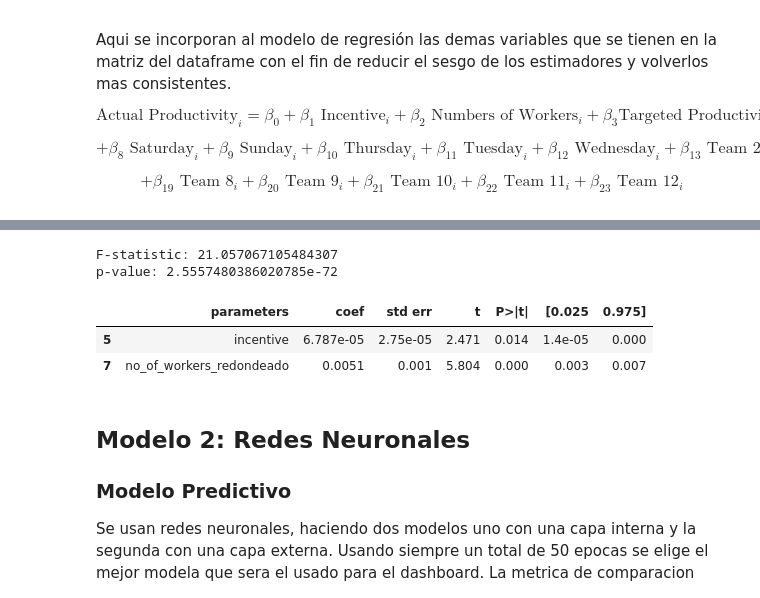
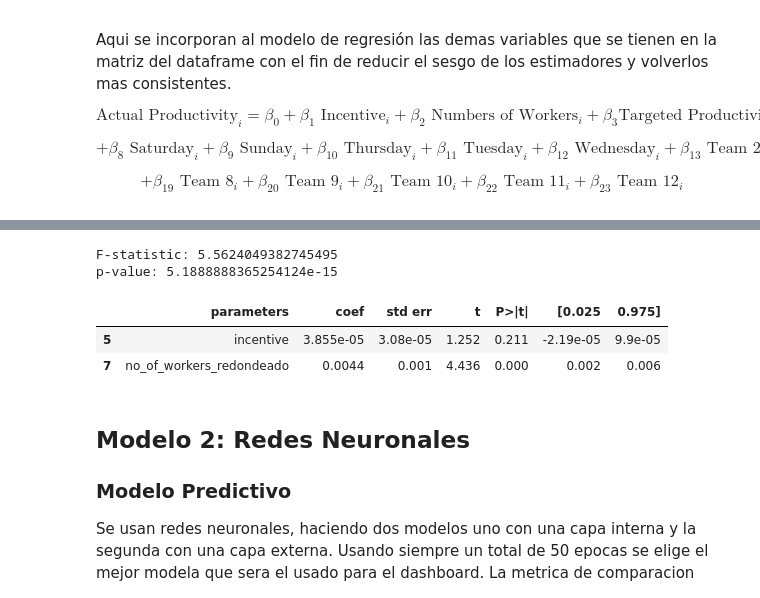
Before and after one commit to nicolascardenast/ACTD-proyecto1, a Jupyter notebook: model_desarrollo.ipynb, the cells around one changed output, grey strips where cells are left out. Drawn from its saved outputs; the diff is of its cells as text; code cells hidden in the pictures.

```diff
--- a/model_desarrollo.ipynb
+++ b/model_desarrollo.ipynb
@@ -153,5 +169,9 @@ Por otro lado, la variable team funcionaba como una falsa numerica dado que esto
 # %%
+df_sample = df_sample.drop(columns=["date"])
+
 df_encoded = pd.get_dummies(df_sample, columns=['department', 'day', "team"], drop_first=True)
 
-df_encoded.sample(30)
+df_encoded = df_encoded.astype(int)
+
+df_encoded.info()
 # %% [output]
@@ -179,6 +194,0 @@ Se elimina la variable 'date' dado que no es necesaria para el modelo y esta fue
-# %%
-try:
-    df_encoded.drop(["date"],axis=1, inplace=True)
-except:
-    pass
-df_encoded.info()
@@ -270,27 +259,30 @@ p_value = model.f_pvalue
 print("F-statistic:", f_statistic)
 print("p-value:", p_value)
 # %% [output]
-F-statistic: 21.057067105484307
-p-value: 2.5557480386020785e-72
+F-statistic: 5.5624049382745495
+p-value: 5.1888888365254124e-15
 # %%
 table_output=model_summary.tables[1]
 
 html_table = table_output.as_html()
 df_list = pd.read_html(StringIO(html_table))
 
 table_output = df_list[0]
 table_output
 
 table_output.columns=table_output.iloc[0]
 
 table_output.rename(columns={table_output.columns[0]: 'parameters'}, inplace=True)
 
 filtered_table = table_output[table_output['parameters'].isin(["incentive", "no_of_workers_redondeado"])]
+
+filtered_table.to_csv("multivariate_regression_model.csv", index=False)
+
 filtered_table
 # %% [output]
 |  | parameters | coef | std err | t | P>|t| | [0.025 | 0.975] |
-| 5 | incentive | 6.787e-05 | 2.75e-05 | 2.471 | 0.014 | 1.4e-05 | 0.000 |
-| 7 | no_of_workers_redondeado | 0.0051 | 0.001 | 5.804 | 0.000 | 0.003 | 0.007 |
+| 5 | incentive | 3.855e-05 | 3.08e-05 | 1.252 | 0.211 | -2.19e-05 | 9.9e-05 |
+| 7 | no_of_workers_redondeado | 0.0044 | 0.001 | 4.436 | 0.000 | 0.002 | 0.006 |
 # %% [markdown]
 ## **Modelo 2: Redes Neuronales**
 
```
Also changed, not shown: parts of 22 cells of this notebook.
